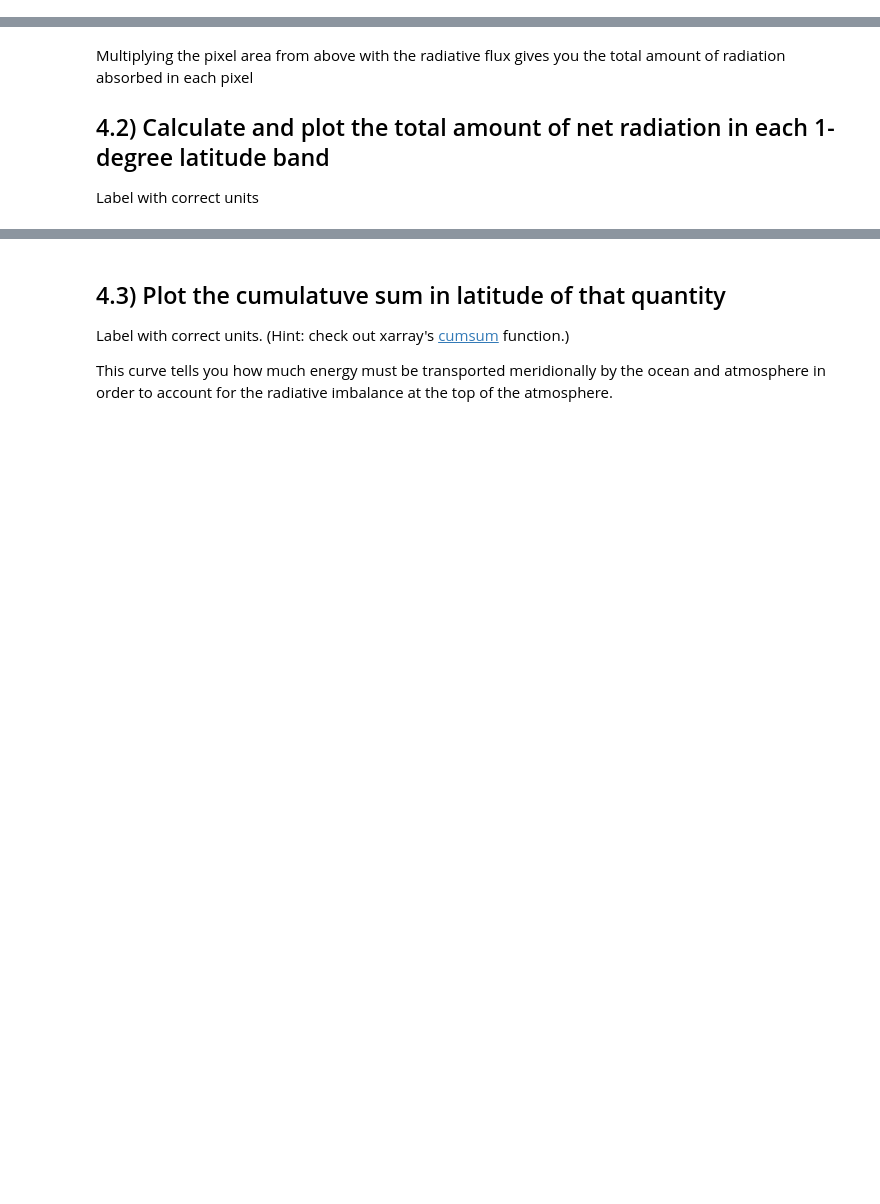
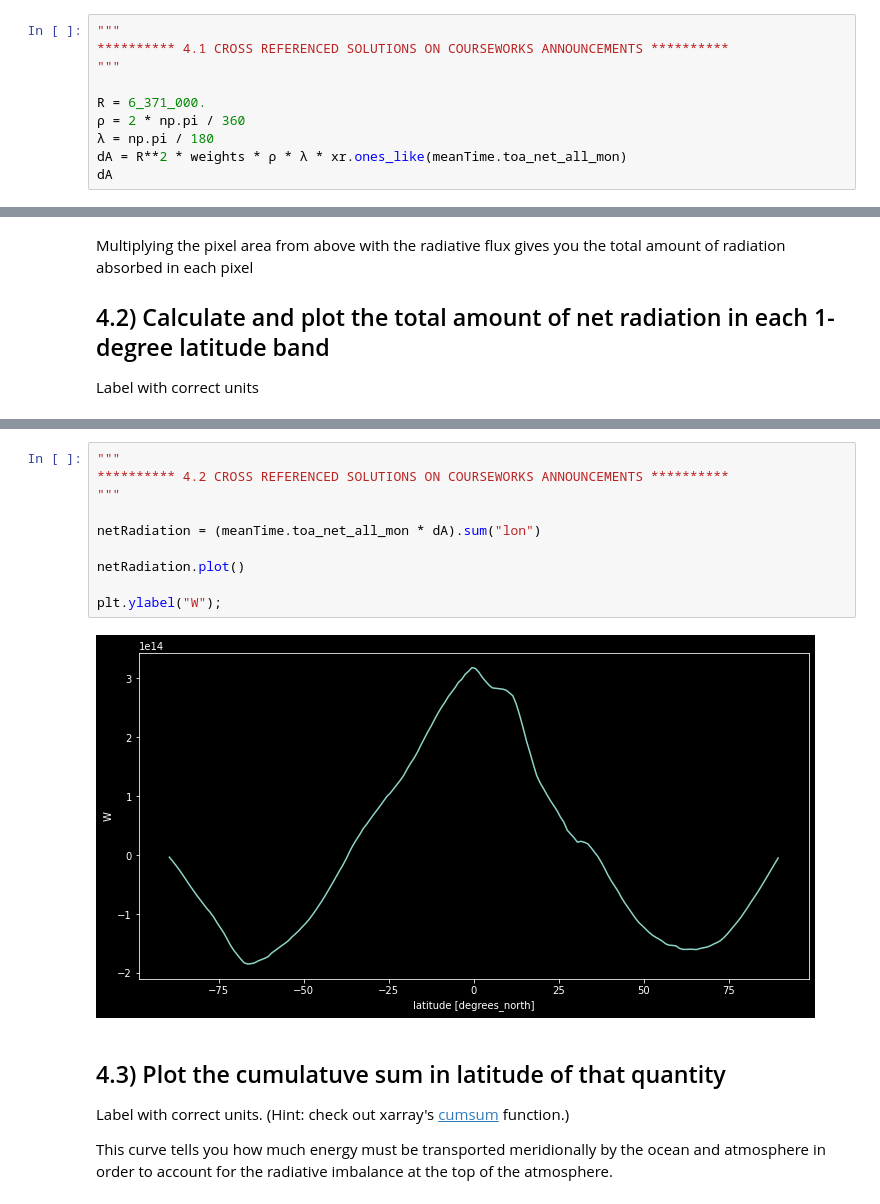
Before and after one commit to DRUFS/Tasks-Python-Research-Computing-, a Jupyter notebook: basic_xarray.ipynb, the cells around one changed output, grey strips where cells are left out. Saved outputs shown, nothing was run; the diff lists cells and outputs as text; blank space fills up the shorter version.

```diff
--- a/basic_xarray.ipynb
+++ b/basic_xarray.ipynb
@@ -511,3 +519,13 @@ pixelArea(R, ρi, λi).plot();
 plt.title(label = "(dA) Pixel Area");
 # %% [output]
 [figure]
+# %%
+"""
+********** 4.1 CROSS REFERENCED SOLUTIONS ON COURSEWORKS ANNOUNCEMENTS **********
+"""
+
+R = 6_371_000.
+ρ = 2 * np.pi / 360
+λ = np.pi / 180
+dA = R**2 * weights * ρ * λ * xr.ones_like(meanTime.toa_net_all_mon)
+dA
@@ -543,5 +583,17 @@ netRads.plot()
  <BarContainer object of 10 artists>)
 [figure]
+# %%
+"""
+********** 4.2 CROSS REFERENCED SOLUTIONS ON COURSEWORKS ANNOUNCEMENTS **********
+"""
+
+netRadiation = (meanTime.toa_net_all_mon * dA).sum("lon")
+
+netRadiation.plot()
+
+plt.ylabel("W");
+# %% [output]
+[figure, added]
 # %% [markdown]
 ## 4.3) Plot the cumulatuve sum in latitude of that quantity
 
```
Also changed, not shown: parts of 7 cells of this notebook.
